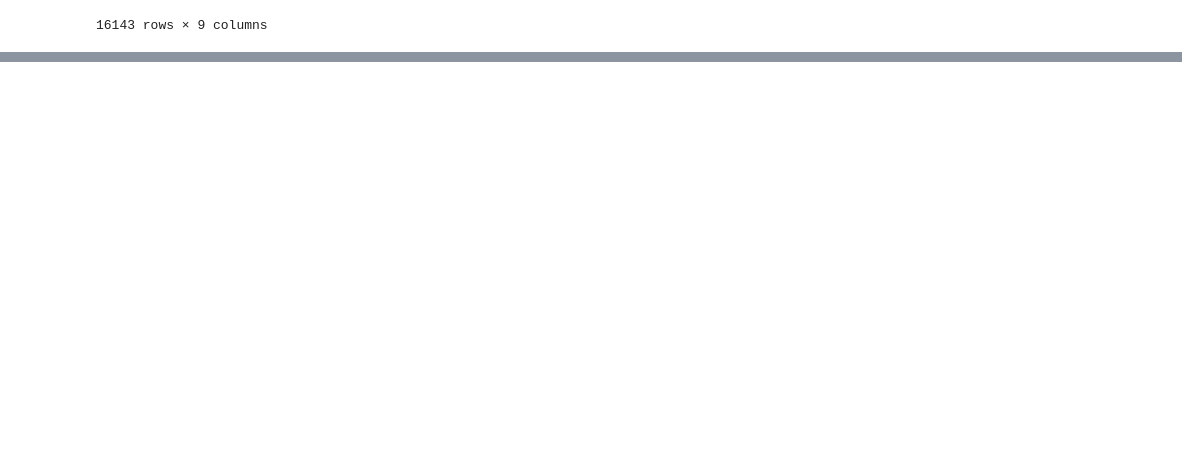
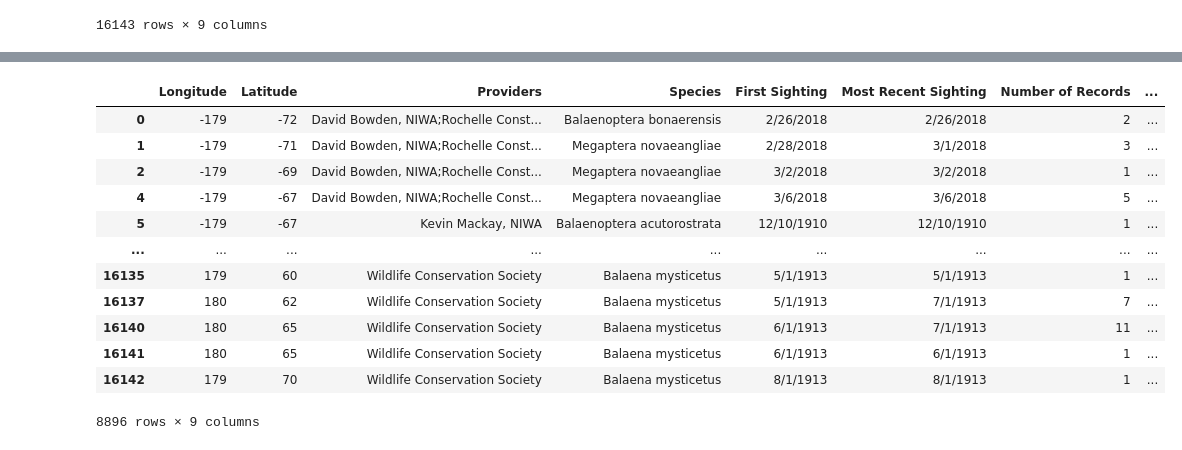
Before and after one commit to lyli888/orca, a Jupyter notebook: WhaleMaps.ipynb, the cells around one changed output, grey strips where cells are left out. Cells and saved outputs as stored; diff of their text form; code cells hidden in the pictures; blank space fills up the shorter version.

```diff
--- a/WhaleMaps.ipynb
+++ b/WhaleMaps.ipynb
@@ -162,0 +226,18 @@ FileNotFoundError: [Errno 2] No such file or directory: 'output_data/latmaxtempr
+# %%
+#Creating a dataframe that limits amount of species sighted to 1
+seamap_data2 = seamap_data[seamap_data['Number of Species Sighted'] <=1]
+seamap_data2
+# %% [output]
+|  | Longitude | Latitude | Providers | Species | First Sighting | Most Recent Sighting | Number of Records | ... |
+| 0 | -179 | -72 | David Bowden, NIWA;Rochelle Const... | Balaenoptera bonaerensis | 2/26/2018 | 2/26/2018 | 2 | ... |
+| 1 | -179 | -71 | David Bowden, NIWA;Rochelle Const... | Megaptera novaeangliae | 2/28/2018 | 3/1/2018 | 3 | ... |
+| 2 | -179 | -69 | David Bowden, NIWA;Rochelle Const... | Megaptera novaeangliae | 3/2/2018 | 3/2/2018 | 1 | ... |
+| 4 | -179 | -67 | David Bowden, NIWA;Rochelle Const... | Megaptera novaeangliae | 3/6/2018 | 3/6/2018 | 5 | ... |
+| 5 | -179 | -67 | Kevin Mackay, NIWA | Balaenoptera acutorostrata | 12/10/1910 | 12/10/1910 | 1 | ... |
+| ... | ... | ... | ... | ... | ... | ... | ... | ... |
+| 16135 | 179 | 60 | Wildlife Conservation Society | Balaena mysticetus | 5/1/1913 | 5/1/1913 | 1 | ... |
+| 16137 | 180 | 62 | Wildlife Conservation Society | Balaena mysticetus | 5/1/1913 | 7/1/1913 | 7 | ... |
+| 16140 | 180 | 65 | Wildlife Conservation Society | Balaena mysticetus | 6/1/1913 | 7/1/1913 | 11 | ... |
+| 16141 | 180 | 65 | Wildlife Conservation Society | Balaena mysticetus | 6/1/1913 | 6/1/1913 | 1 | ... |
+| 16142 | 179 | 70 | Wildlife Conservation Society | Balaena mysticetus | 8/1/1913 | 8/1/1913 | 1 | ... |
+8896 rows × 9 columns
```
Also changed, not shown: parts of 11 cells of this notebook.
